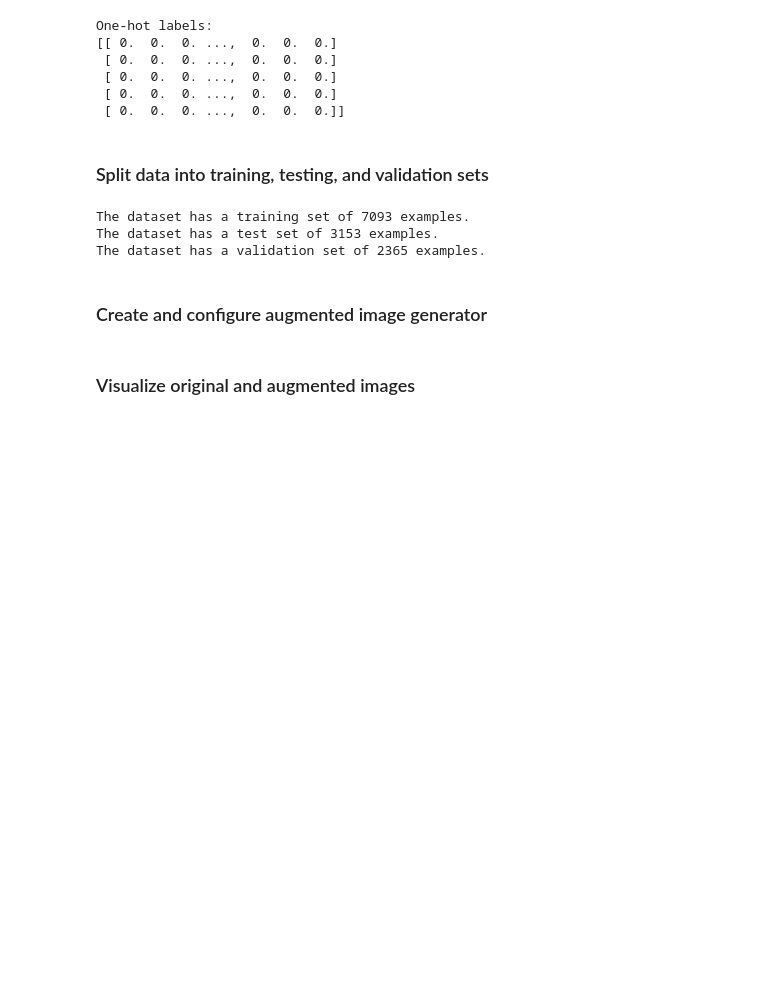
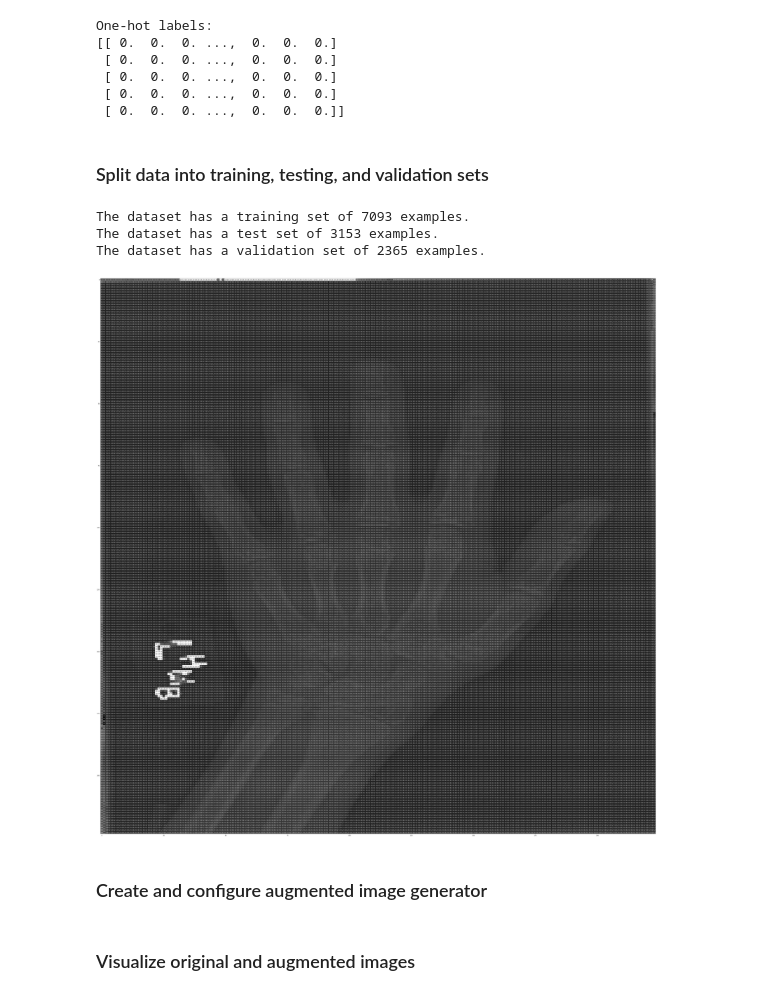
Before and after one commit to ArbinTimilsina/PredictingAgeFromX-Rays, a Jupyter notebook: AgePredictor.ipynb, the cells around one changed output. Drawn from its saved outputs; the diff is of its cells as text; code cells hidden in the pictures; blank space fills up the shorter version.

```diff
--- a/AgePredictor.ipynb
+++ b/AgePredictor.ipynb
@@ -197,22 +208,24 @@ The dataset has a validation set of 2365 examples.
 # %%
 #Visualize a single training image in detail
 
 def visualizeImage(img, ax):
     ax.imshow(np.squeeze(img), cmap='gray')
     width, height, depth = img.shape
     thresh = img.max()/2.5
     for x in range(width):
         for y in range(height):
             ax.annotate(str(round(img[x][y][0],1)), xy=(y,x),
                         horizontalalignment='center',
                         verticalalignment='center',
                         color='white' if img[x][y][0]<thresh else 'black')
 
 fig = plt.figure(figsize = (75,75))
 ax = fig.add_subplot(111)
-visualizeImage(X_train[0], ax)
+visualizeImage(X_train[2], ax)
 
 fig.savefig('Plots/SingleTrainingImage.pdf')
+# %% [output]
+[figure, added]
 # %% [markdown]
 ### Create and configure augmented image generator
 # %%
```
Also changed, not shown: parts of 32 cells of this notebook, 16 other files.
